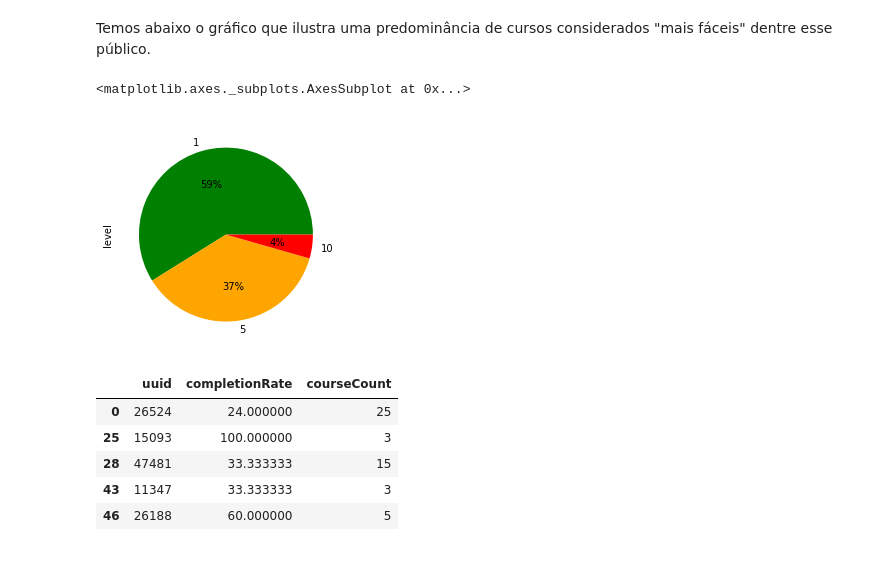
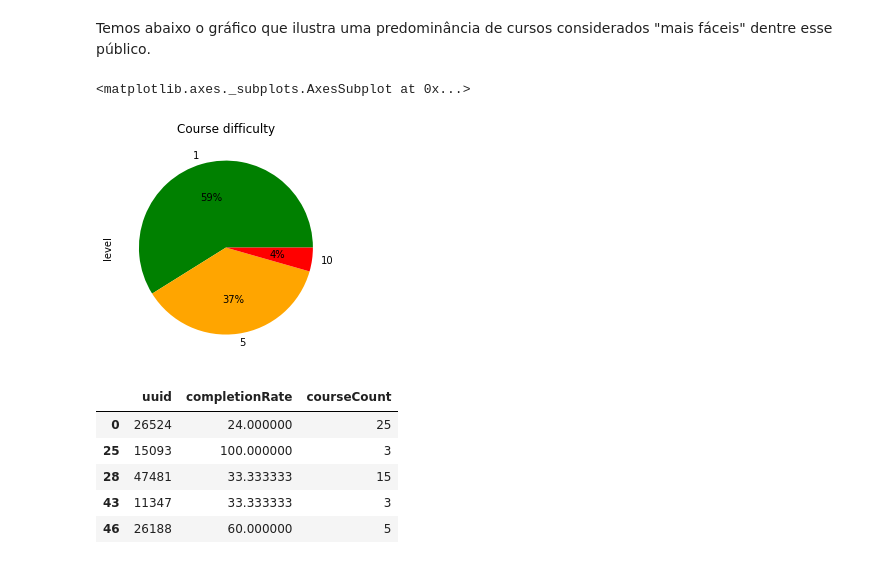
Before and after one commit to jo-nsc/distance-education-2020, a Jupyter notebook: analise_perfil_alunos.ipynb, the cells around one changed output. Drawn from its saved outputs; the diff is of its cells as text; code cells hidden in the pictures.

```diff
--- a/analise_perfil_alunos.ipynb
+++ b/analise_perfil_alunos.ipynb
@@ -131,10 +297,10 @@ Name: level, dtype: int64
 # %% [markdown]
 Temos abaixo o gráfico que ilustra uma predominância de cursos considerados "mais fáceis" dentre esse público.
 # %%
-top25_courses.groupby('level')['level'].count().plot.pie(colors = ['green','orange','red'], autopct='%1.0f%%')
+top25_courses.groupby('level')['level'].count().plot.pie(colors = ['green','orange','red'], autopct='%1.0f%%',title='Course difficulty')
 # %% [output]
 <matplotlib.axes._subplots.AxesSubplot at 0x...>
-[figure, old version]
+[figure, new version]
 # %%
 teste = statuses.merge(top25_courses, left_on='uuid',right_on='uuid_x')
 teste.drop(['uuid_x', 'course_uuid_y'],axis=1,inplace=True)
```
Also changed, not shown: parts of 19 cells of this notebook.
